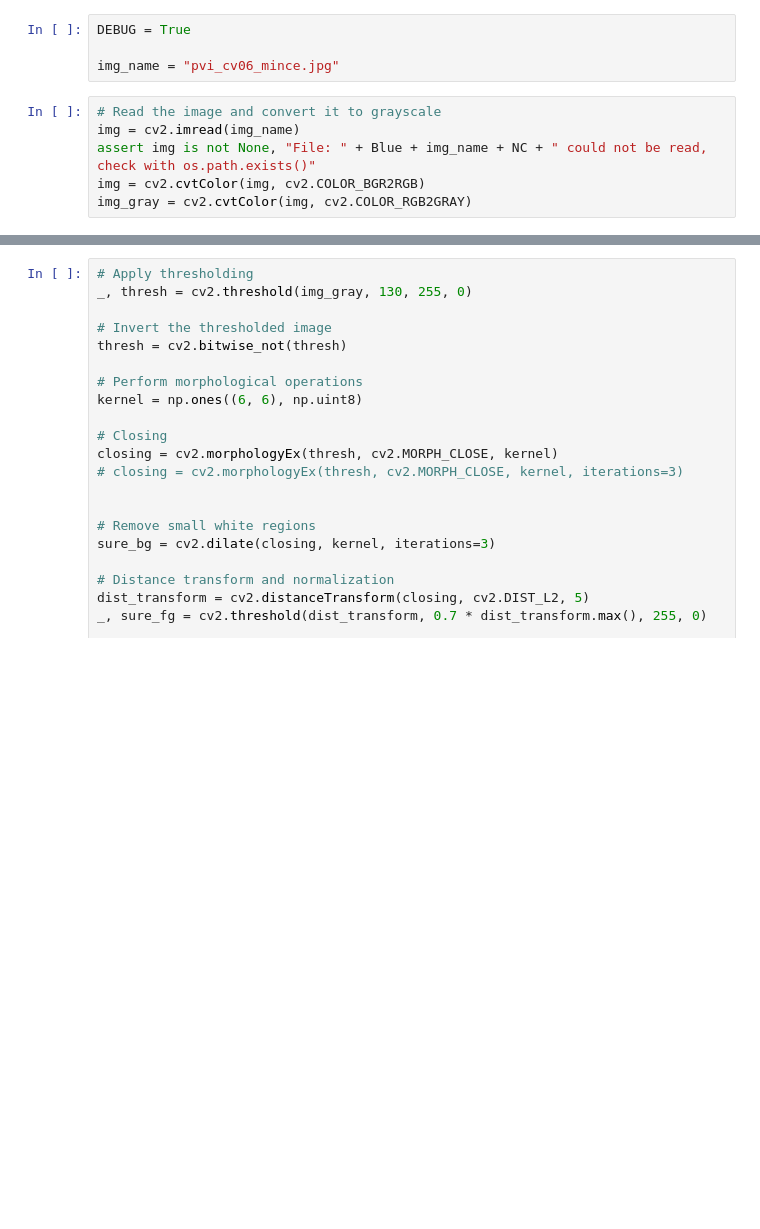
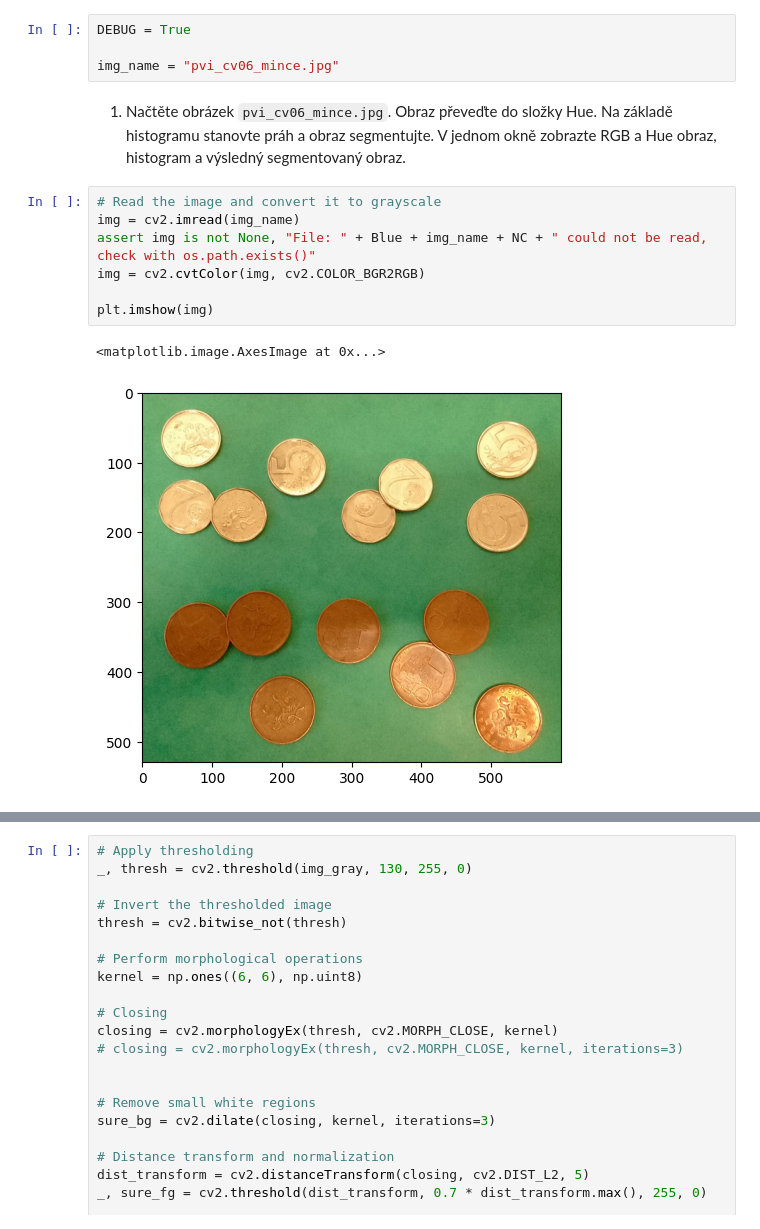
Before and after one commit to TUL-IT-2020/PVI-Pocitacove_videni, a Jupyter notebook: cviceni/cv06/cv06.ipynb, the cells around one changed output, grey strips where cells are left out. Cells and saved outputs as stored; diff of their text form; blank space fills up the shorter version.

```diff
--- a/cviceni/cv06/cv06.ipynb
+++ b/cviceni/cv06/cv06.ipynb
@@ -70,9 +72,17 @@ from scipy import ndimage
 DEBUG = True
 
 img_name = "pvi_cv06_mince.jpg"
+# %% [markdown]
+1) Načtěte obrázek `pvi_cv06_mince.jpg`. Obraz převeďte do složky Hue. Na
+základě  histogramu  stanovte  práh  a  obraz  segmentujte.  V  jednom  okně
+zobrazte RGB a Hue obraz, histogram a výsledný segmentovaný obraz.
 # %%
 # Read the image and convert it to grayscale
 img = cv2.imread(img_name)
 assert img is not None, "File: " + Blue + img_name + NC + " could not be read, check with os.path.exists()"
 img = cv2.cvtColor(img, cv2.COLOR_BGR2RGB)
-img_gray = cv2.cvtColor(img, cv2.COLOR_RGB2GRAY)
+
+plt.imshow(img)
+# %% [output]
+<matplotlib.image.AxesImage at 0x...>
+[figure, added]
```
Also changed, not shown: parts of 10 cells of this notebook.
